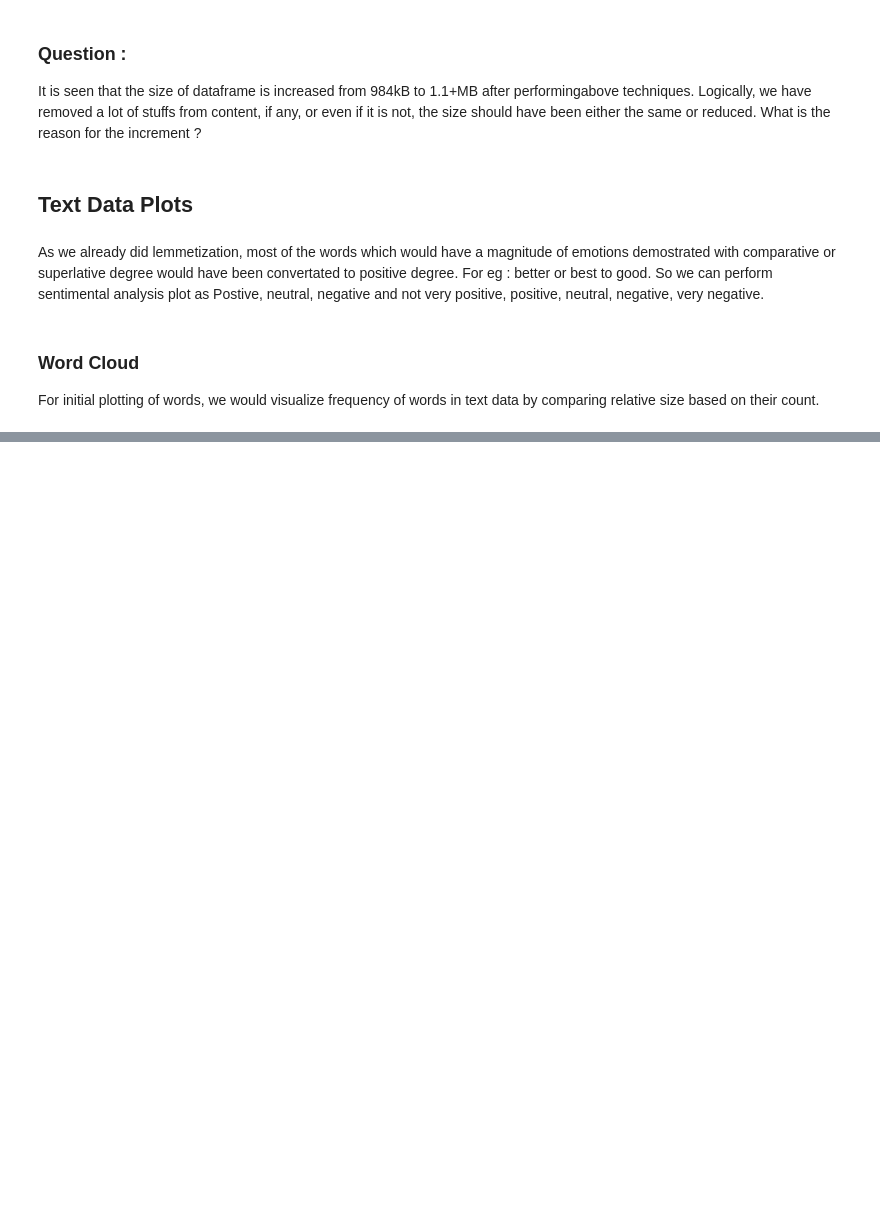
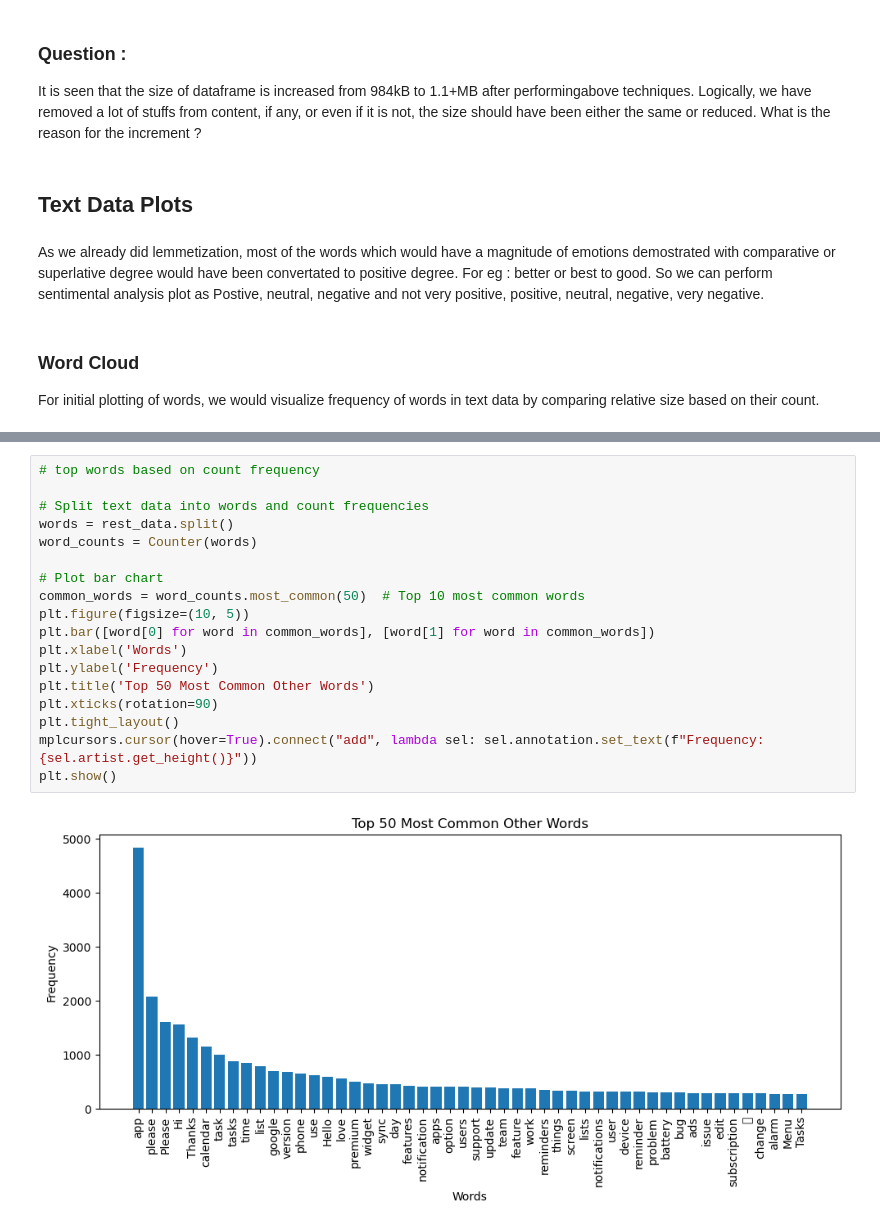
Before and after one commit to springboardmentor112/SentimentAnalysis-TextClassification, a Jupyter notebook: sentimentAnalysis.ipynb, the cells around one changed output, grey strips where cells are left out. Saved outputs shown, nothing was run; the diff lists cells and outputs as text; blank space fills up the shorter version.

```diff
--- a/sentimentAnalysis.ipynb
+++ b/sentimentAnalysis.ipynb
@@ -987,0 +851,20 @@ So, nothing to my surprise, all of these applications have a **positive sentimen
+# %%
+# top words based on count frequency
+
+# Split text data into words and count frequencies
+words = rest_data.split()
+word_counts = Counter(words)
+
+# Plot bar chart
+common_words = word_counts.most_common(50)  # Top 10 most common words
+plt.figure(figsize=(10, 5))
+plt.bar([word[0] for word in common_words], [word[1] for word in common_words])
+plt.xlabel('Words')
+plt.ylabel('Frequency')
+plt.title('Top 50 Most Common Other Words')
+plt.xticks(rotation=90)
+plt.tight_layout()
+mplcursors.cursor(hover=True).connect("add", lambda sel: sel.annotation.set_text(f"Frequency: {sel.artist.get_height()}"))
+plt.show()
+# %% [output]
+[figure, added]
```
Also changed, not shown: parts of 93 cells of this notebook.
